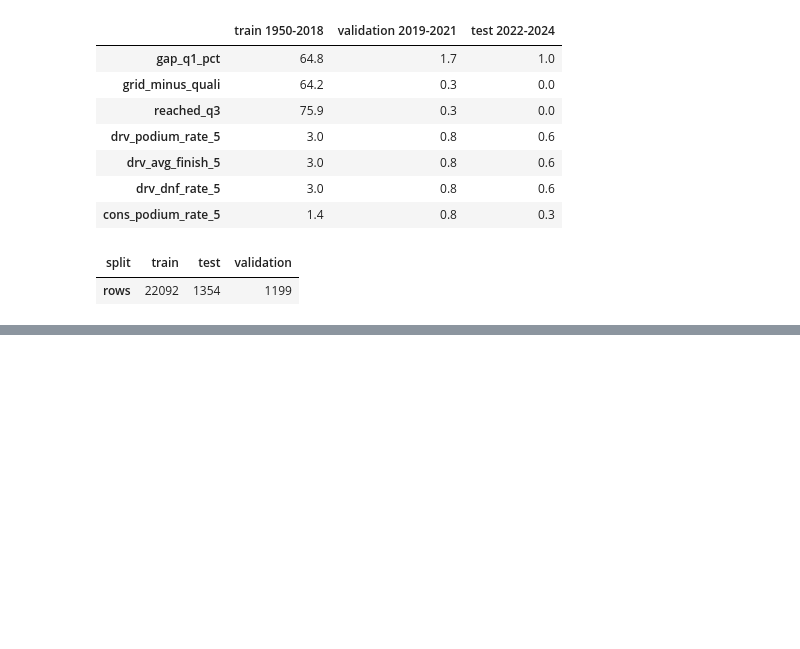
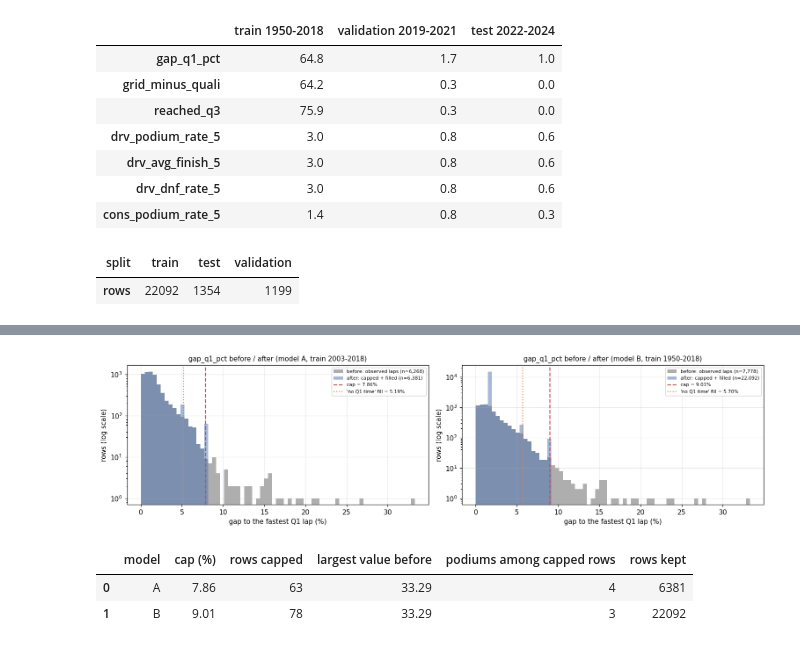
Before and after one commit to Farah-Essam/ACL-2, a Jupyter notebook: f1_podium_prediction.ipynb, the cells around one changed output, grey strips where cells are left out. Drawn from its saved outputs; the diff is of its cells as text; code cells hidden in the pictures; blank space fills up the shorter version.

```diff
--- a/f1_podium_prediction.ipynb
+++ b/f1_podium_prediction.ipynb
@@ -3925,0 +4227,31 @@ Missing values per feature (%), only features with gaps; 'train' here is all tra
+# %%
+fig, axes = plt.subplots(1, 2, figsize=(14, 3.8))
+for ax, (name, rows, imp) in zip(axes, [("model A, train 2003-2018", TRAIN_A_ROWS, imp_A), ("model B, train 1950-2018", TRAIN_B_ROWS, imp_B)]):
+    raw = rows["gap_q1_pct"].dropna()
+    after = imp.transform(rows[FINAL_FEATURES])["gap_q1_pct"]
+    bins = np.linspace(0, max(raw.max(), 1), 70)
+    ax.hist(raw, bins=bins, color="#8C8C8C", alpha=0.7, label=f"before: observed laps (n={len(raw):,})")
+    ax.hist(after, bins=bins, color="#4C72B0", alpha=0.5, label=f"after: capped + filled (n={len(after):,})")
+    ax.axvline(imp.gap_cap_, color="#C44E52", ls="--", label=f"cap = {imp.gap_cap_:.2f}%")
+    ax.axvline(imp.gap_slow_, color="#DD8452", ls=":", label=f"'no Q1 time' fill = {imp.gap_slow_:.2f}%")
+    ax.set_yscale("log")
+    ax.set_xlabel("gap to the fastest Q1 lap (%)")
+    ax.set_ylabel("rows (log scale)")
+    ax.set_title(f"gap_q1_pct before / after ({name})", fontsize=10)
+    ax.legend(fontsize=7)
+plt.tight_layout()
+plt.show()
+
+cap_table = []
+for name, rows, imp in [("A", TRAIN_A_ROWS, imp_A), ("B", TRAIN_B_ROWS, imp_B)]:
+    raw = rows["gap_q1_pct"]
+    capped = raw > imp.gap_cap_
+    cap_table.append({"model": name, "cap (%)": round(imp.gap_cap_, 2), "rows capped": int(capped.sum()),
+                      "largest value before": round(raw.max(), 2), "podiums among capped rows": int(rows.loc[capped, "podium"].sum()),
+                      "rows kept": len(rows)})
+display(pd.DataFrame(cap_table))
+# %% [output]
+[figure, added]
+|  | model | cap (%) | rows capped | largest value before | podiums among capped rows | rows kept |
+| 0 | A | 7.86 | 63 | 33.29 | 4 | 6381 |
+| 1 | B | 9.01 | 78 | 33.29 | 3 | 22092 |
```
Also changed, not shown: parts of 80 cells of this notebook, 3 other files.
